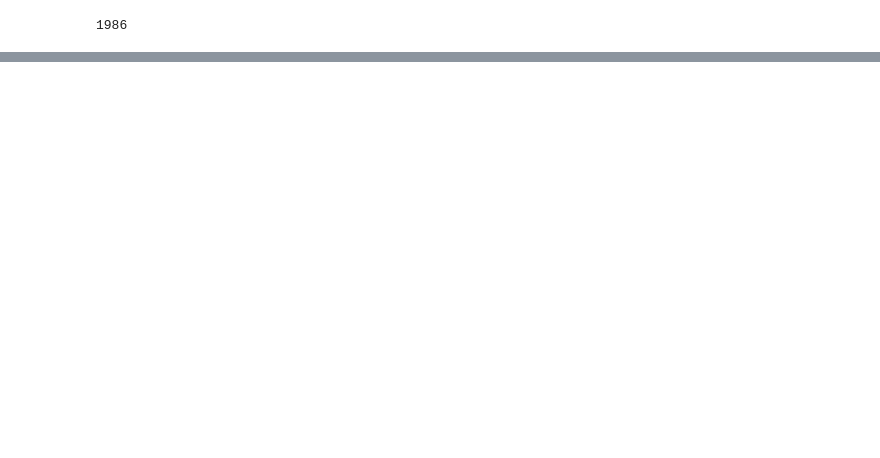
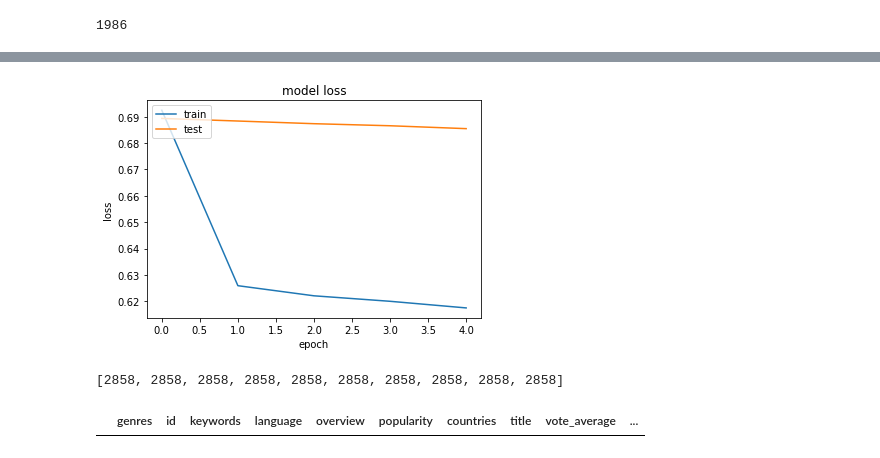
Before and after one commit to faisalbegins/recommender-ml, a Jupyter notebook: notebooks/recommender.ipynb, the cells around one changed output, grey strips where cells are left out. Drawn from its saved outputs; the diff is of its cells as text; code cells hidden in the pictures; blank space fills up the shorter version.

```diff
--- a/notebooks/recommender.ipynb
+++ b/notebooks/recommender.ipynb
@@ -517,0 +544,4 @@ len(predicted_movies_with_rating)
+# %%
+# min and max ratings will be used to normalize the ratings later
+min_rating = min(keras_ratings["rating"])
+max_rating = max(keras_ratings["rating"])
@@ -517,0 +556,14 @@ len(predicted_movies_with_rating)
+# %%
+keras_ratings = keras_ratings.sample(frac=1, random_state=42)
+x = keras_ratings[["user", "movie"]].values
+# Normalize the targets between 0 and 1. Makes it easy to train.
+y = keras_ratings["rating"].apply(lambda x: (x - min_rating) / (max_rating - min_rating)).values
+# %%
+# test and train data split
+train_indices = int(0.9 * df.shape[0])
+x_train, x_val, y_train, y_val = (
+    x[:train_indices],
+    x[train_indices:],
+    y[:train_indices],
+    y[train_indices:],
+)
@@ -517,0 +614,10 @@ len(predicted_movies_with_rating)
+# %%
+# train the model
+history = model.fit(
+    x=x_train,
+    y=y_train,
+    batch_size=64,
+    epochs=5,
+    verbose=1,
+    validation_data=(x_val, y_val),
+)
@@ -517,0 +643,31 @@ len(predicted_movies_with_rating)
+# %%
+# plot loss and validation loss
+import matplotlib.pyplot as plt
+plt.plot(history.history["loss"])
+plt.plot(history.history["val_loss"])
+plt.title("model loss")
+plt.ylabel("loss")
+plt.xlabel("epoch")
+plt.legend(["train", "test"], loc="upper left")
+plt.show()
+# %% [output]
+[figure, added]
+# %%
+# Make prediction
+
+user = 1
+movies_not_watched = keras_ratings[keras_ratings['userId'] != user ]
+movies_not_watched = movies_not_watched['movieId'].values
+movies_not_watched = [[movie2movie_encoded.get(x)] for x in movies_not_watched]
+user_encoder = user2user_encoded.get(user)
+user_movie_array = np.hstack(([[user_encoder]] * len(movies_not_watched), movies_not_watched))
+calculated_rating = model.predict(user_movie_array).flatten()
+top_ratings_indices = calculated_rating.argsort()[-10:][::-1]
+recommended_movie_ids = [movie_encoded2movie.get(movies_not_watched[x][0]) for x in top_ratings_indices]
+recommended_movie_ids
+# %% [output]
+[2858, 2858, 2858, 2858, 2858, 2858, 2858, 2858, 2858, 2858]
+# %%
+df[df["id"].isin(recommended_movie_ids)]
+# %% [output]
+|  | genres | id | keywords | language | overview | popularity | countries | title | vote_average | ... |
```
Also changed, not shown: parts of 13 cells of this notebook, 1 other file.
